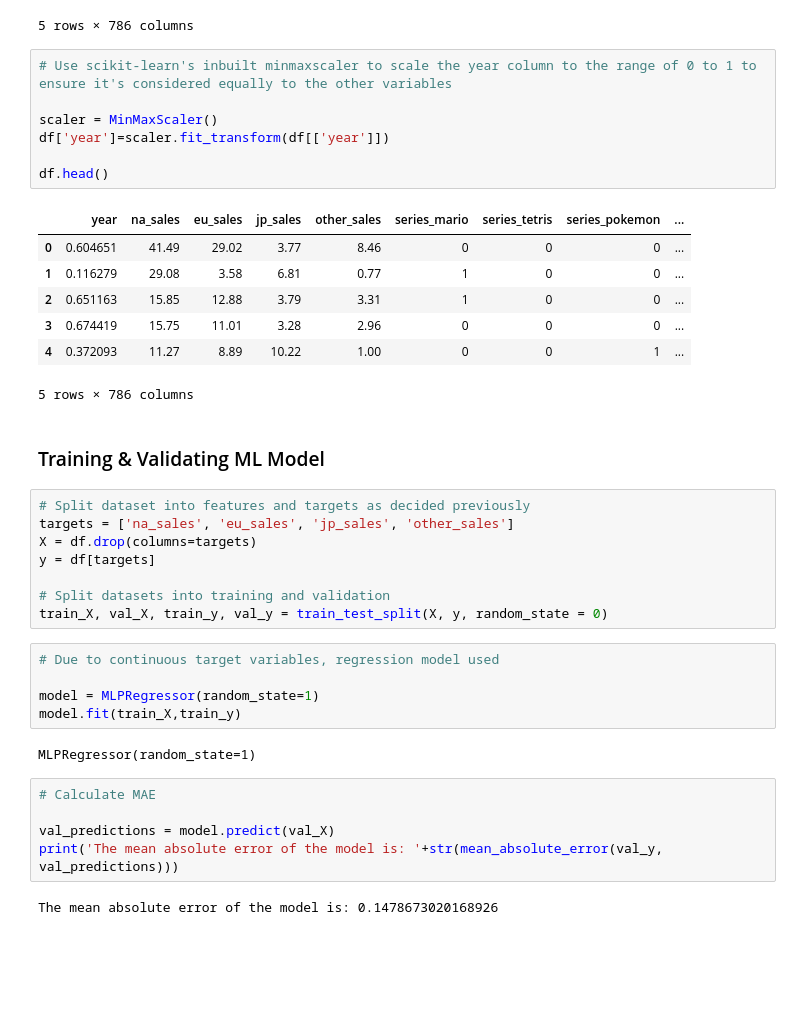
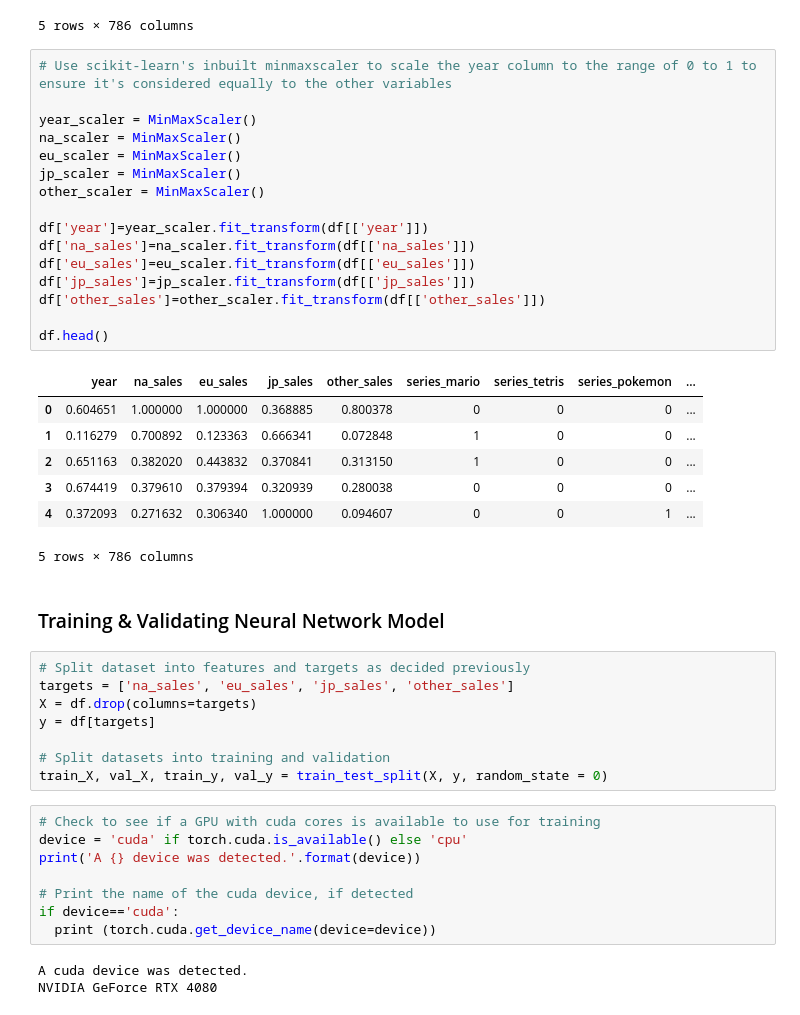
Before and after one commit to JahanzebMK/videogame-sales, a Jupyter notebook: ML Notebook.ipynb, the cells around one changed output. Cells and saved outputs as stored; diff of their text form; blank space fills up the shorter version.

```diff
--- a/ML Notebook.ipynb
+++ b/ML Notebook.ipynb
@@ -285,20 +291,29 @@ df.head()
 # %%
 # Use scikit-learn's inbuilt minmaxscaler to scale the year column to the range of 0 to 1 to ensure it's considered equally to the other variables
 
-scaler = MinMaxScaler()
-df['year']=scaler.fit_transform(df[['year']])
+year_scaler = MinMaxScaler()
+na_scaler = MinMaxScaler()
+eu_scaler = MinMaxScaler()
+jp_scaler = MinMaxScaler()
+other_scaler = MinMaxScaler()
+
+df['year']=year_scaler.fit_transform(df[['year']])
+df['na_sales']=na_scaler.fit_transform(df[['na_sales']])
+df['eu_sales']=eu_scaler.fit_transform(df[['eu_sales']])
+df['jp_sales']=jp_scaler.fit_transform(df[['jp_sales']])
+df['other_sales']=other_scaler.fit_transform(df[['other_sales']])
 
 df.head()
 # %% [output]
 |  | year | na_sales | eu_sales | jp_sales | other_sales | series_mario | series_tetris | series_pokemon | ... |
-| 0 | 0.604651 | 41.49 | 29.02 | 3.77 | 8.46 | 0 | 0 | 0 | ... |
-| 1 | 0.116279 | 29.08 | 3.58 | 6.81 | 0.77 | 1 | 0 | 0 | ... |
-| 2 | 0.651163 | 15.85 | 12.88 | 3.79 | 3.31 | 1 | 0 | 0 | ... |
-| 3 | 0.674419 | 15.75 | 11.01 | 3.28 | 2.96 | 0 | 0 | 0 | ... |
-| 4 | 0.372093 | 11.27 | 8.89 | 10.22 | 1.00 | 0 | 0 | 1 | ... |
+| 0 | 0.604651 | 1.000000 | 1.000000 | 0.368885 | 0.800378 | 0 | 0 | 0 | ... |
+| 1 | 0.116279 | 0.700892 | 0.123363 | 0.666341 | 0.072848 | 1 | 0 | 0 | ... |
+| 2 | 0.651163 | 0.382020 | 0.443832 | 0.370841 | 0.313150 | 1 | 0 | 0 | ... |
+| 3 | 0.674419 | 0.379610 | 0.379394 | 0.320939 | 0.280038 | 0 | 0 | 0 | ... |
+| 4 | 0.372093 | 0.271632 | 0.306340 | 1.000000 | 0.094607 | 0 | 0 | 1 | ... |
 5 rows × 786 columns
 # %% [markdown]
-### Training & Validating ML Model
+### Training & Validating Neural Network Model
 # %%
 # Split dataset into features and targets as decided previously
 targets = ['na_sales', 'eu_sales', 'jp_sales', 'other_sales']
@@ -307,17 +322,14 @@ y = df[targets]
 
 # Split datasets into training and validation
 train_X, val_X, train_y, val_y = train_test_split(X, y, random_state = 0)
-# %%
-# Due to continuous target variables, regression model used
-
-model = MLPRegressor(random_state=1)
-model.fit(train_X,train_y)
-# %% [output]
-MLPRegressor(random_state=1)
-# %%
-# Calculate MAE
-
-val_predictions = model.predict(val_X)
-print('The mean absolute error of the model is: '+str(mean_absolute_error(val_y, val_predictions)))
-# %% [output]
-The mean absolute error of the model is: 0.1478673020168926
+# %%
+# Check to see if a GPU with cuda cores is available to use for training
+device = 'cuda' if torch.cuda.is_available() else 'cpu'
+print('A {} device was detected.'.format(device))
+
+# Print the name of the cuda device, if detected
+if device=='cuda':
+  print (torch.cuda.get_device_name(device=device))
+# %% [output]
+A cuda device was detected.
+NVIDIA GeForce RTX 4080
```
Also changed, not shown: parts of 9 cells of this notebook, 8 other files.
